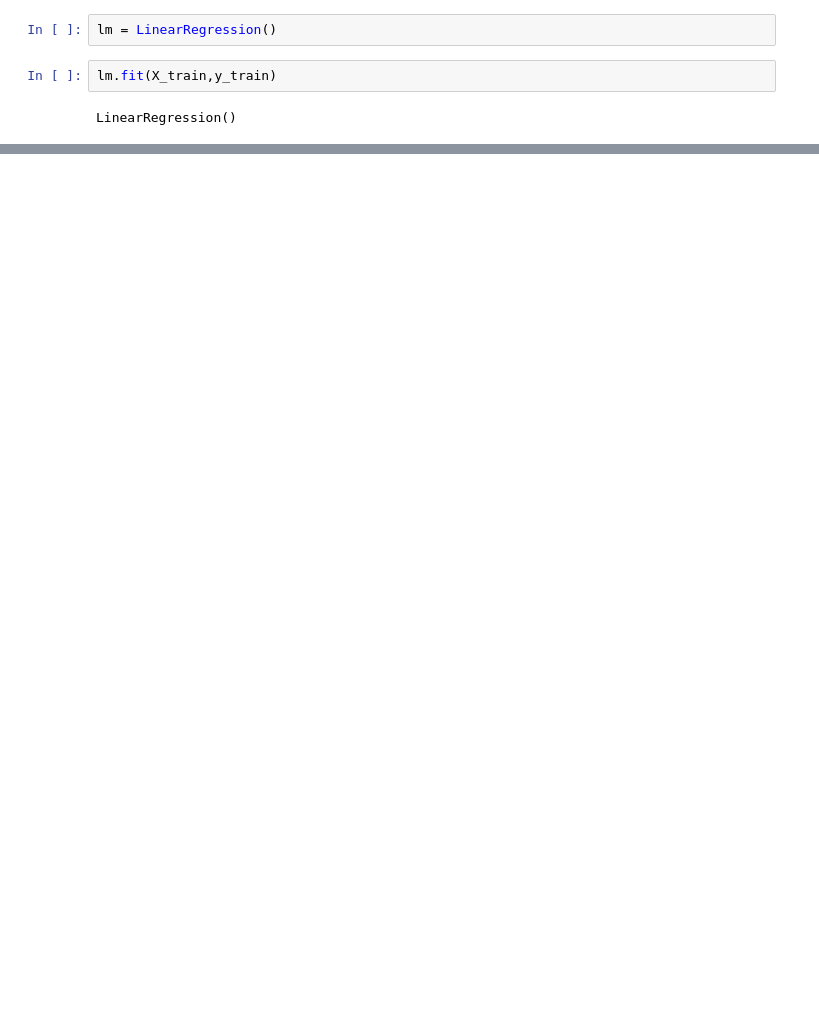
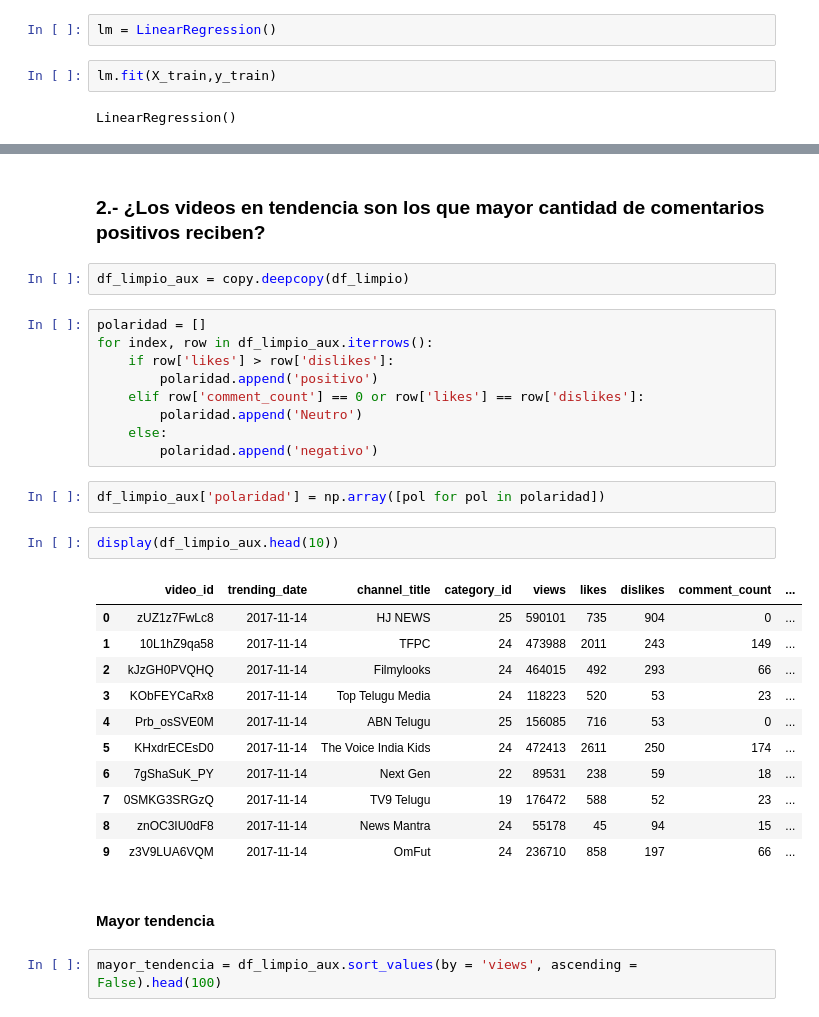
Before and after one commit to Moral-Agents/EB-2021-1-CC51, a Jupyter notebook: code/01-Code.ipynb, the cells around one changed output, grey strips where cells are left out. Cells and saved outputs as stored; diff of their text form; blank space fills up the shorter version.

Commit message:
Regresión lineal y Polaridad hechos

```diff
--- a/code/01-Code.ipynb
+++ b/code/01-Code.ipynb
@@ -920,0 +908,33 @@ RMSE: 179275.1518699753
+# %% [markdown]
+### 2.- ¿Los videos en tendencia son los que mayor cantidad de comentarios positivos reciben?
+# %%
+df_limpio_aux = copy.deepcopy(df_limpio)
+# %%
+polaridad = []
+for index, row in df_limpio_aux.iterrows():
+    if row['likes'] > row['dislikes']:
+        polaridad.append('positivo')
+    elif row['comment_count'] == 0 or row['likes'] == row['dislikes']:
+        polaridad.append('Neutro')
+    else:
+        polaridad.append('negativo')
+# %%
+df_limpio_aux['polaridad'] = np.array([pol for pol in polaridad])
+# %%
+display(df_limpio_aux.head(10))
+# %% [output]
+|  | video_id | trending_date | channel_title | category_id | views | likes | dislikes | comment_count | ... |
+| 0 | zUZ1z7FwLc8 | 2017-11-14 | HJ NEWS | 25 | 590101 | 735 | 904 | 0 | ... |
+| 1 | 10L1hZ9qa58 | 2017-11-14 | TFPC | 24 | 473988 | 2011 | 243 | 149 | ... |
+| 2 | kJzGH0PVQHQ | 2017-11-14 | Filmylooks | 24 | 464015 | 492 | 293 | 66 | ... |
+| 3 | KObFEYCaRx8 | 2017-11-14 | Top Telugu Media | 24 | 118223 | 520 | 53 | 23 | ... |
+| 4 | Prb_osSVE0M | 2017-11-14 | ABN Telugu | 25 | 156085 | 716 | 53 | 0 | ... |
+| 5 | KHxdrECEsD0 | 2017-11-14 | The Voice India Kids | 24 | 472413 | 2611 | 250 | 174 | ... |
+| 6 | 7gShaSuK_PY | 2017-11-14 | Next Gen | 22 | 89531 | 238 | 59 | 18 | ... |
+| 7 | 0SMKG3SRGzQ | 2017-11-14 | TV9 Telugu | 19 | 176472 | 588 | 52 | 23 | ... |
+| 8 | znOC3IU0dF8 | 2017-11-14 | News Mantra | 24 | 55178 | 45 | 94 | 15 | ... |
+| 9 | z3V9LUA6VQM | 2017-11-14 | OmFut | 24 | 236710 | 858 | 197 | 66 | ... |
+# %% [markdown]
+#### Mayor tendencia
+# %%
+mayor_tendencia = df_limpio_aux.sort_values(by = 'views', ascending = False).head(100)
```
Also changed, not shown: parts of 33 cells of this notebook.
